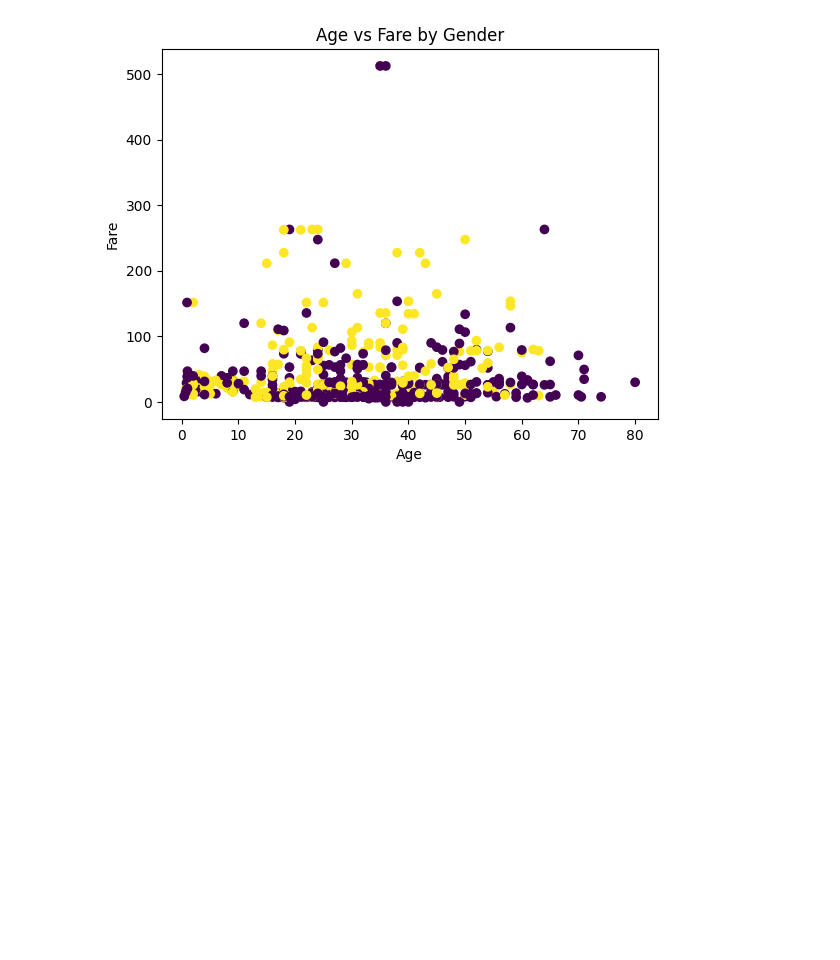
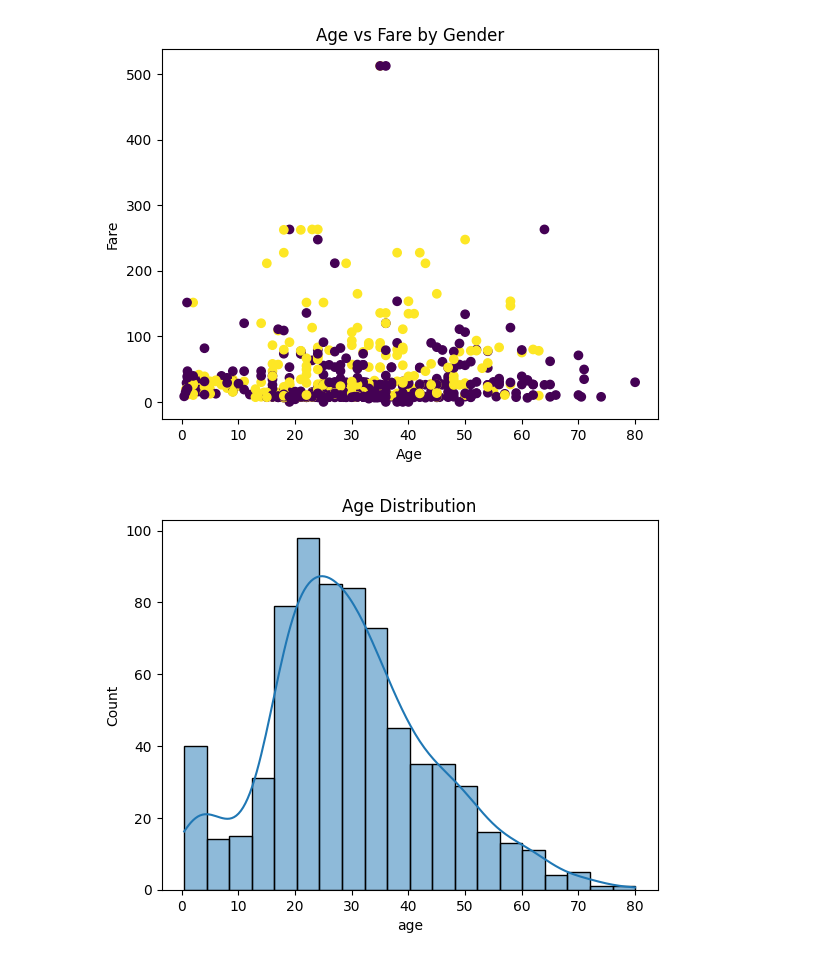
Before and after one commit to ClaytonSeabaughGH/applied-ml-seabaugh, a Jupyter notebook: lab02/ml02_seabaugh.ipynb, the cells around one changed output. Saved outputs shown, nothing was run; the diff lists cells and outputs as text; code cells hidden in the pictures; blank space fills up the shorter version.

Commit message:
Finish 2.1 graphs

```diff
--- a/lab02/ml02_seabaugh.ipynb
+++ b/lab02/ml02_seabaugh.ipynb
@@ -123,3 +123,10 @@ plt.title('Age vs Fare by Gender')
 plt.show()
 # %% [output]
 [figure]
+# %%
+# Create a hisogram of age
+sns.histplot(titanic['age'], kde=True)
+plt.title('Age Distribution')
+plt.show()
+# %% [output]
+[figure, added]
```
Also changed, not shown: parts of 5 cells of this notebook.
